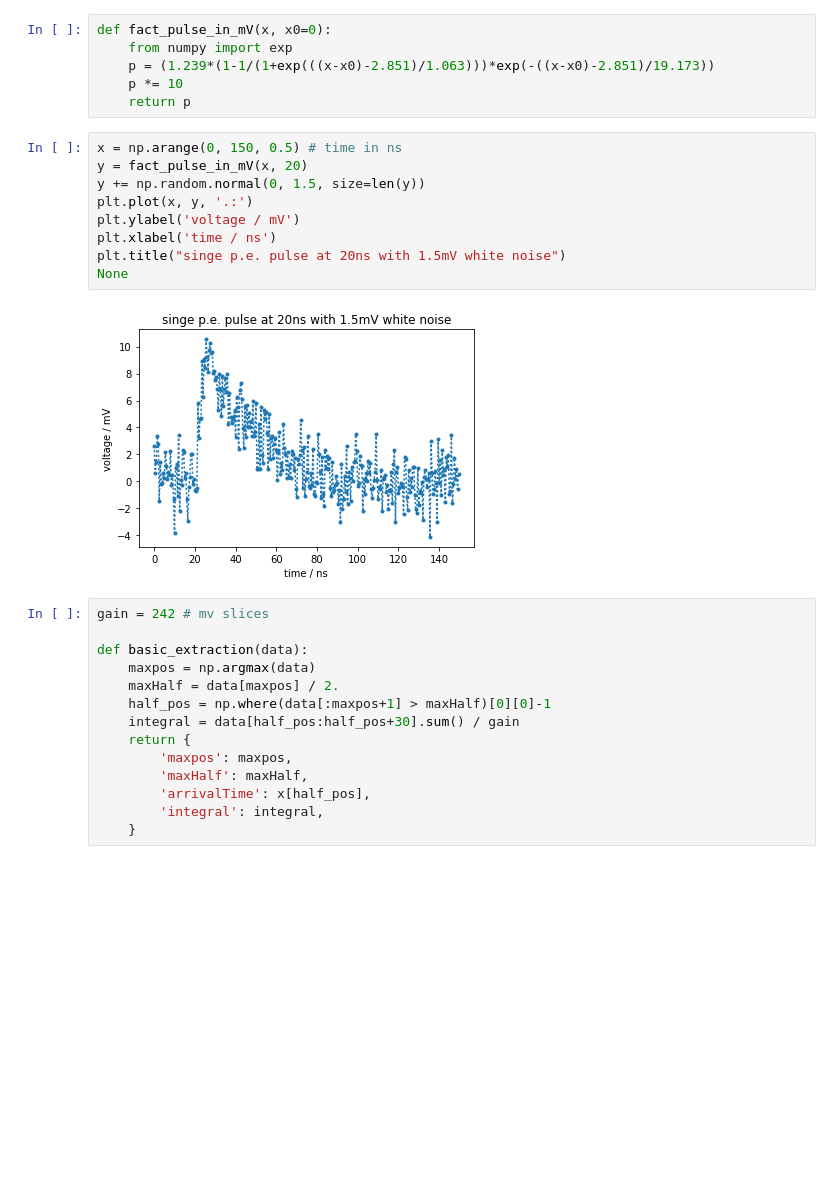
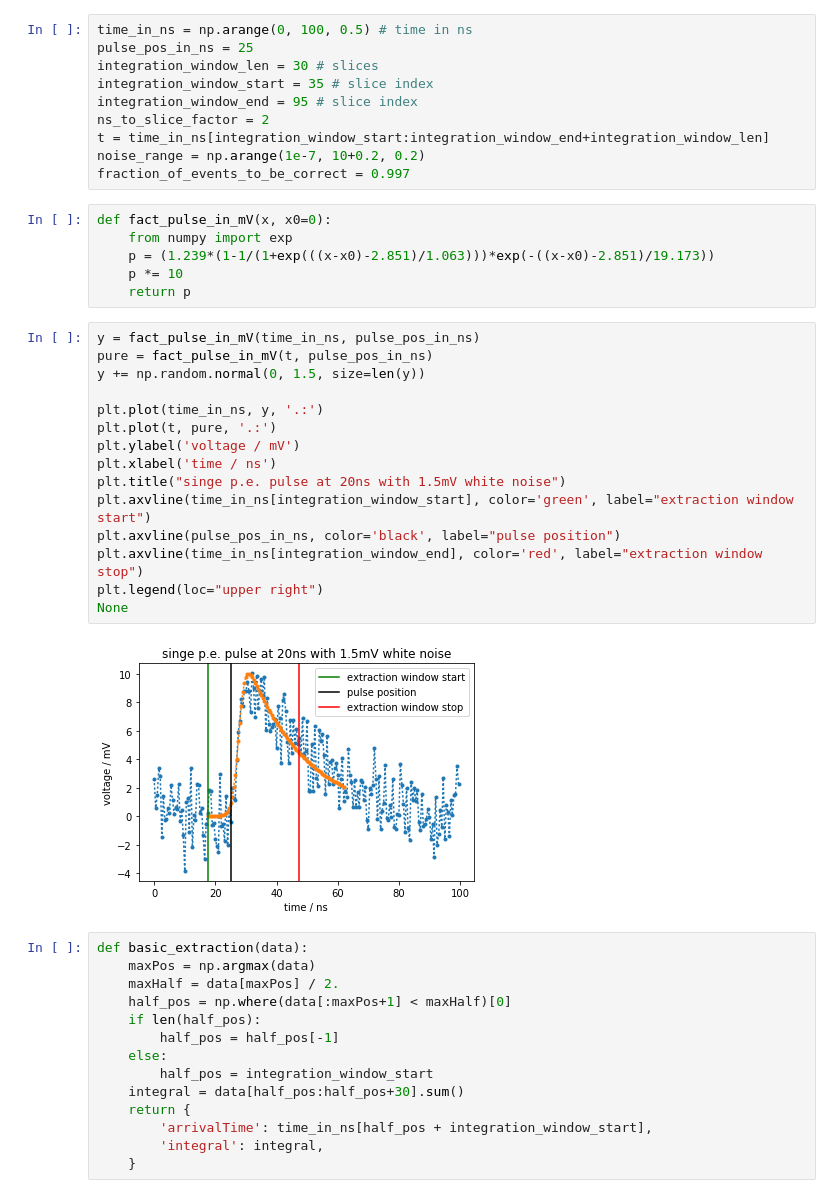
Before and after one commit to dneise/drs_amplitude_calib, a Jupyter notebook: noisel_level_implications.ipynb, the cells around one changed output. Cells and saved outputs as stored; diff of their text form; blank space fills up the shorter version.

```diff
--- a/noisel_level_implications.ipynb
+++ b/noisel_level_implications.ipynb
@@ -9,6 +9,16 @@ import matplotlib.pyplot as plt
 import pandas as pd
 from tqdm import tqdm, trange
 np.random.seed(0)
+# %%
+time_in_ns = np.arange(0, 100, 0.5) # time in ns
+pulse_pos_in_ns = 25
+integration_window_len = 30 # slices
+integration_window_start = 35 # slice index
+integration_window_end = 95 # slice index
+ns_to_slice_factor = 2
+t = time_in_ns[integration_window_start:integration_window_end+integration_window_len]
+noise_range = np.arange(1e-7, 10+0.2, 0.2)
+fraction_of_events_to_be_correct = 0.997
 # %%
 def fact_pulse_in_mV(x, x0=0):
     from numpy import exp
@@ -16,27 +26,33 @@ def fact_pulse_in_mV(x, x0=0):
     p *= 10
     return p
 # %%
-x = np.arange(0, 150, 0.5) # time in ns
-y = fact_pulse_in_mV(x, 20)
+y = fact_pulse_in_mV(time_in_ns, pulse_pos_in_ns)
+pure = fact_pulse_in_mV(t, pulse_pos_in_ns)
 y += np.random.normal(0, 1.5, size=len(y))
-plt.plot(x, y, '.:')
+
+plt.plot(time_in_ns, y, '.:')
+plt.plot(t, pure, '.:')
 plt.ylabel('voltage / mV')
 plt.xlabel('time / ns')
 plt.title("singe p.e. pulse at 20ns with 1.5mV white noise")
+plt.axvline(time_in_ns[integration_window_start], color='green', label="extraction window start")
+plt.axvline(pulse_pos_in_ns, color='black', label="pulse position")
+plt.axvline(time_in_ns[integration_window_end], color='red', label="extraction window stop")
+plt.legend(loc="upper right")
 None
 # %% [output]
-[figure, old version]
+[figure, new version]
 # %%
-gain = 242 # mv slices
-
 def basic_extraction(data):
-    maxpos = np.argmax(data)
-    maxHalf = data[maxpos] / 2.
-    half_pos = np.where(data[:maxpos+1] > maxHalf)[0][0]-1
-    integral = data[half_pos:half_pos+30].sum() / gain
+    maxPos = np.argmax(data)
+    maxHalf = data[maxPos] / 2.
+    half_pos = np.where(data[:maxPos+1] < maxHalf)[0]
+    if len(half_pos):
+        half_pos = half_pos[-1]
+    else:
+        half_pos = integration_window_start
+    integral = data[half_pos:half_pos+30].sum()
     return {
-        'maxpos': maxpos,
-        'maxHalf': maxHalf,
-        'arrivalTime': x[half_pos],
+        'arrivalTime': time_in_ns[half_pos + integration_window_start],
         'integral': integral,
     }
```
Also changed, not shown: parts of 15 cells of this notebook.
